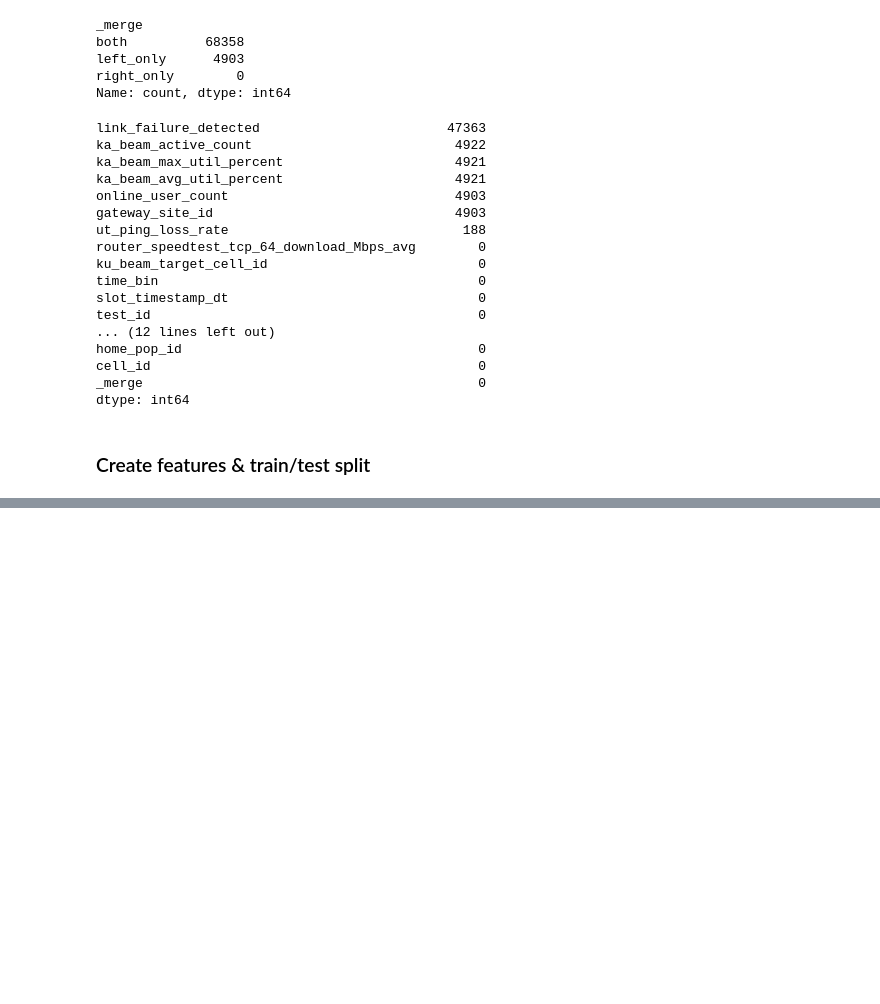
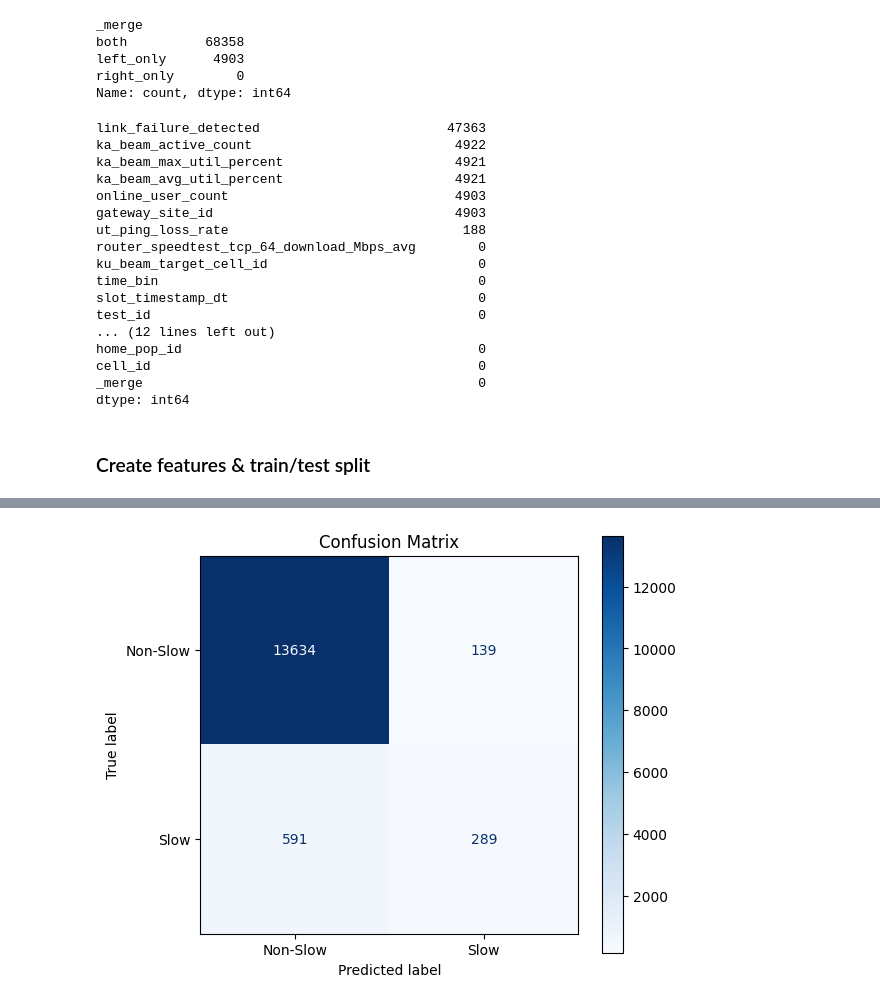
Before and after one commit to imeyer2/spacex_starlink_datascience_interview, a Jupyter notebook: main.ipynb, the cells around one changed output, grey strips where cells are left out. Drawn from its saved outputs; the diff is of its cells as text; code cells hidden in the pictures; blank space fills up the shorter version.

Commit message:
A 60% model on training

```diff
--- a/main.ipynb
+++ b/main.ipynb
@@ -651,0 +731,18 @@ train_test_split()
+# %%
+# Initiate XGBoost Classifier
+import xgboost as xgb
+
+model = xgb.XGBClassifier(
+    objective='binary:logistic',
+    eval_metric='logloss',
+    n_estimators=200,
+    max_depth=6,
+    learning_rate=0.1,
+    subsample=0.8,
+    colsample_bytree=0.8,
+    tree_method='hist',
+    enable_categorical=True,
+    random_state=42,
+)
+
+model.fit(X_train, y_train, verbose=True, eval_set=[(X_test, y_test)])
@@ -651,0 +779,61 @@ train_test_split()
+# %%
+# Now evaluate model performance
+from sklearn.metrics import classification_report, confusion_matrix, roc_auc_score, RocCurveDisplay, ConfusionMatrixDisplay
+
+# Generate predictions
+y_pred = model.predict(X_test)
+y_pred_proba = model.predict_proba(X_test)[:, 1]
+
+# Classification report
+print("=" * 60)
+print("CLASSIFICATION REPORT")
+print("=" * 60)
+print(classification_report(y_test, y_pred, target_names=['Non-Slow', 'Slow']))
+
+# Confusion matrix visualization
+fig, ax = plt.subplots(figsize=(6, 5))
+cm = confusion_matrix(y_test, y_pred)
+disp = ConfusionMatrixDisplay(confusion_matrix=cm, display_labels=['Non-Slow', 'Slow'])
+disp.plot(ax=ax, cmap='Blues', values_format='d')
+ax.set_title('Confusion Matrix')
+plt.tight_layout()
+plt.show()
+
+# ROC-AUC score and curve
+roc_auc = roc_auc_score(y_test, y_pred_proba)
+print(f"\n{bcolors.OKGREEN}ROC-AUC Score: {roc_auc:.4f}{bcolors.ENDC}\n")
+
+fig, ax = plt.subplots(figsize=(7, 6))
+RocCurveDisplay.from_predictions(y_test, y_pred_proba, ax=ax, name=f'XGBoost (AUC={roc_auc:.3f})')
+ax.plot([0, 1], [0, 1], 'k--', label='Random Classifier')
+ax.set_title('ROC Curve')
+ax.legend()
+plt.tight_layout()
+plt.show()
+
+# Feature importance
+fig, ax = plt.subplots(figsize=(10, 8))
+importances = model.feature_importances_
+indices = np.argsort(importances)[::-1][:20]  # Top 20 features
+feature_names = X_train.columns
+
+ax.barh(range(len(indices)), importances[indices], color='steelblue')
+ax.set_yticks(range(len(indices)))
+ax.set_yticklabels([feature_names[i] for i in indices])
+ax.set_xlabel('Feature Importance (Gain)')
+ax.set_title('Top 20 Feature Importances')
+ax.invert_yaxis()
+plt.tight_layout()
+plt.show()
+
+# Summary statistics
+print("=" * 60)
+print("MODEL SUMMARY")
+print("=" * 60)
+print(f"Total test samples: {len(y_test)}")
+print(f"Actual slow speeds: {y_test.sum()} ({100*y_test.mean():.2f}%)")
+print(f"Predicted slow speeds: {y_pred.sum()} ({100*y_pred.mean():.2f}%)")
+print(f"Accuracy: {(y_pred == y_test).mean():.4f}")
+print(f"ROC-AUC: {roc_auc:.4f}")
+print("=" * 60)
+# %% [output]
@@ -651,0 +851 @@ train_test_split()
+[figure, added]
```
Also changed, not shown: parts of 15 cells of this notebook.
